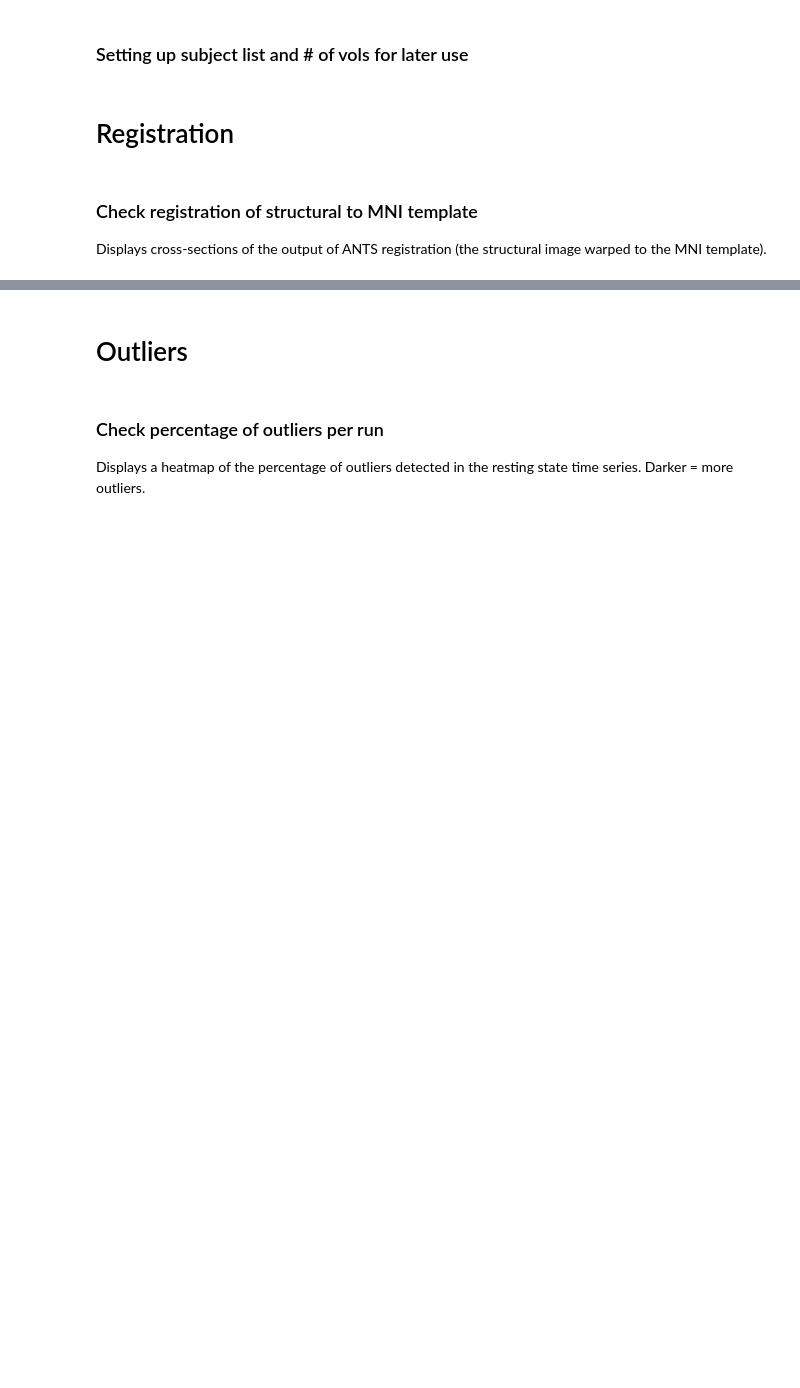
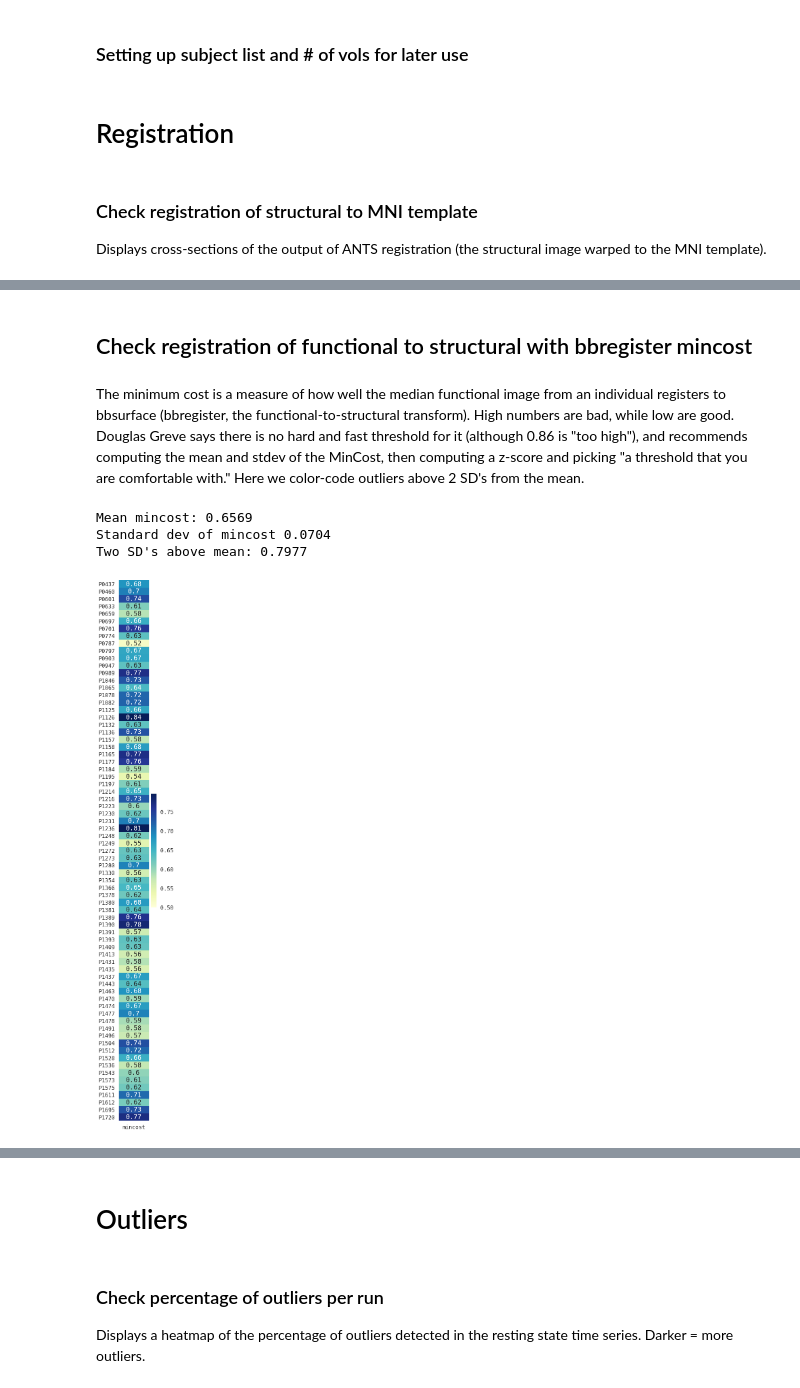
Before and after one commit to mackeylab/qa, a Jupyter notebook: rsfmri_qa.ipynb, the cells around one changed output, grey strips where cells are left out. Cells and saved outputs as stored; diff of their text form; code cells hidden in the pictures; blank space fills up the shorter version.

```diff
--- a/rsfmri_qa.ipynb
+++ b/rsfmri_qa.ipynb
@@ -88,0 +113,26 @@ for subj in subjlist:
+# %% [markdown]
+## Check registration of functional to structural with bbregister mincost
+# %% [markdown]
+The minimum cost is a measure of how well the median functional image from an individual registers to bbsurface (bbregister, the functional-to-structural transform). High numbers are bad, while low are good. Douglas Greve says there is no hard and fast threshold for it (although 0.86 is "too high"), and recommends computing the mean and stdev of the MinCost, then computing a z-score and picking "a threshold that you are comfortable with." Here we color-code outliers above 2 SD's from the mean.
+# %%
+df=pd.DataFrame()
+subjlist=get_subjlist()
+for idx, subj in enumerate(subjlist):
+    mincost=get_mincost(os.path.join(rsfmri_dir,subj), subj)
+    df.set_value(subj, 'mincost', mincost)
+mean=round(float(df.mean()),4)
+sd=round(float(df.std()),4)
+threshold= round(float(mean + 2 * sd),4)
+
+sns.set(context="poster", palette = "RdBu", font="monospace")
+f, ax=plt.subplots(figsize=(2, 0.4*len(df.index)))
+sns.heatmap(df, annot = True, cmap= "YlGnBu", linewidths = 0, vmax= threshold, vmin = 0.5, )
+mincost_df = df
+print "Mean mincost:", mean
+print "Standard dev of mincost", sd
+print "Two SD's above mean:", threshold
+# %% [output]
+Mean mincost: 0.6569
+Standard dev of mincost 0.0704
+Two SD's above mean: 0.7977
+[figure, added]
```
Also changed, not shown: parts of 7 cells of this notebook.
